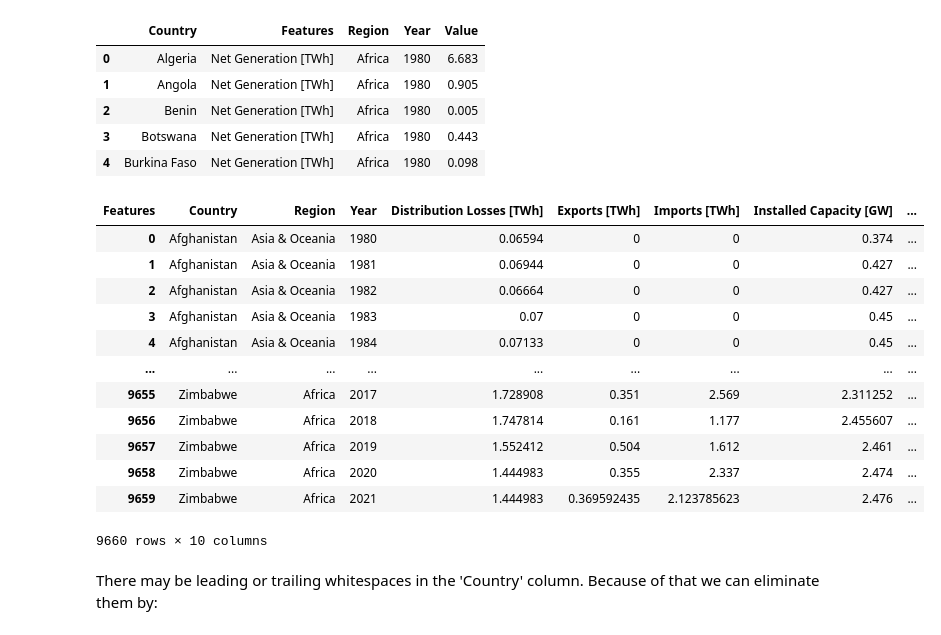
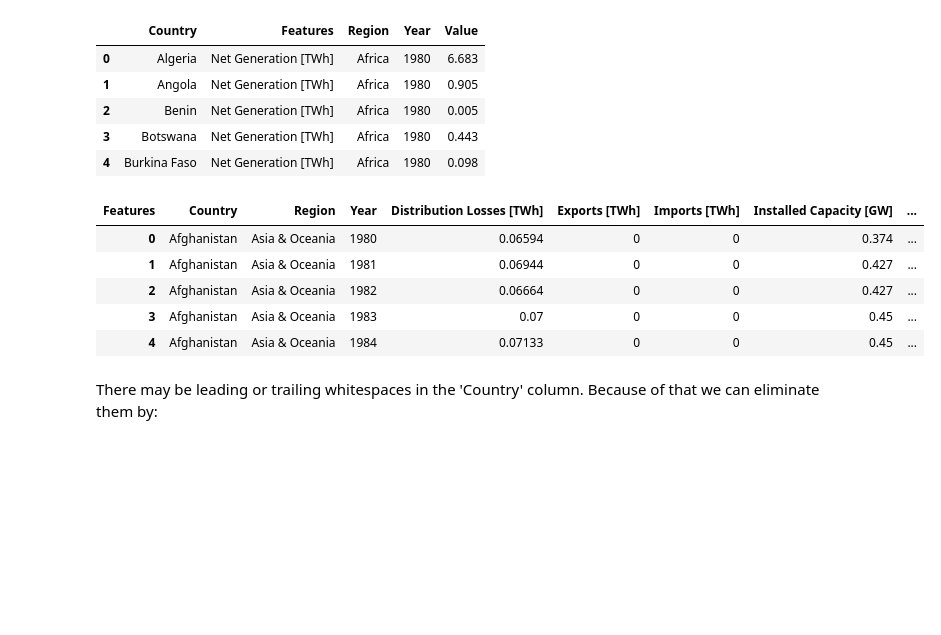
Before and after one commit to endritmustafa96/Global-Electricity-Consumption, a Jupyter notebook: 1. Notebook/Global_Electricity_Consumption.ipynb, the cells around one changed output. Drawn from its saved outputs; the diff is of its cells as text; code cells hidden in the pictures; blank space fills up the shorter version.

```diff
--- a/1. Notebook/Global_Electricity_Consumption.ipynb
+++ b/1. Notebook/Global_Electricity_Consumption.ipynb
@@ -120,22 +125,15 @@ df_processed.head()
 # %%
 # Pivoting values by 'Features' column (Creating a column for each feature value)
 
 df_processed_final = df_processed.pivot(index=['Country', 'Region', 'Year'], columns='Features', values='Value').reset_index().copy()
-df_processed_final
+df_processed_final.head()
 # %% [output]
 | Features | Country | Region | Year | Distribution Losses [TWh] | Exports [TWh] | Imports [TWh] | Installed Capacity [GW] | ... |
 | 0 | Afghanistan | Asia & Oceania | 1980 | 0.06594 | 0 | 0 | 0.374 | ... |
 | 1 | Afghanistan | Asia & Oceania | 1981 | 0.06944 | 0 | 0 | 0.427 | ... |
 | 2 | Afghanistan | Asia & Oceania | 1982 | 0.06664 | 0 | 0 | 0.427 | ... |
 | 3 | Afghanistan | Asia & Oceania | 1983 | 0.07 | 0 | 0 | 0.45 | ... |
 | 4 | Afghanistan | Asia & Oceania | 1984 | 0.07133 | 0 | 0 | 0.45 | ... |
-| ... | ... | ... | ... | ... | ... | ... | ... | ... |
-| 9655 | Zimbabwe | Africa | 2017 | 1.728908 | 0.351 | 2.569 | 2.311252 | ... |
-| 9656 | Zimbabwe | Africa | 2018 | 1.747814 | 0.161 | 1.177 | 2.455607 | ... |
-| 9657 | Zimbabwe | Africa | 2019 | 1.552412 | 0.504 | 1.612 | 2.461 | ... |
-| 9658 | Zimbabwe | Africa | 2020 | 1.444983 | 0.355 | 2.337 | 2.474 | ... |
-| 9659 | Zimbabwe | Africa | 2021 | 1.444983 | 0.369592435 | 2.123785623 | 2.476 | ... |
-9660 rows × 10 columns
 # %% [markdown]
 There may be leading or trailing whitespaces in the 'Country' column. Because of that we can eliminate them by:
 # %%
```
Also changed, not shown: parts of 48 cells of this notebook.
